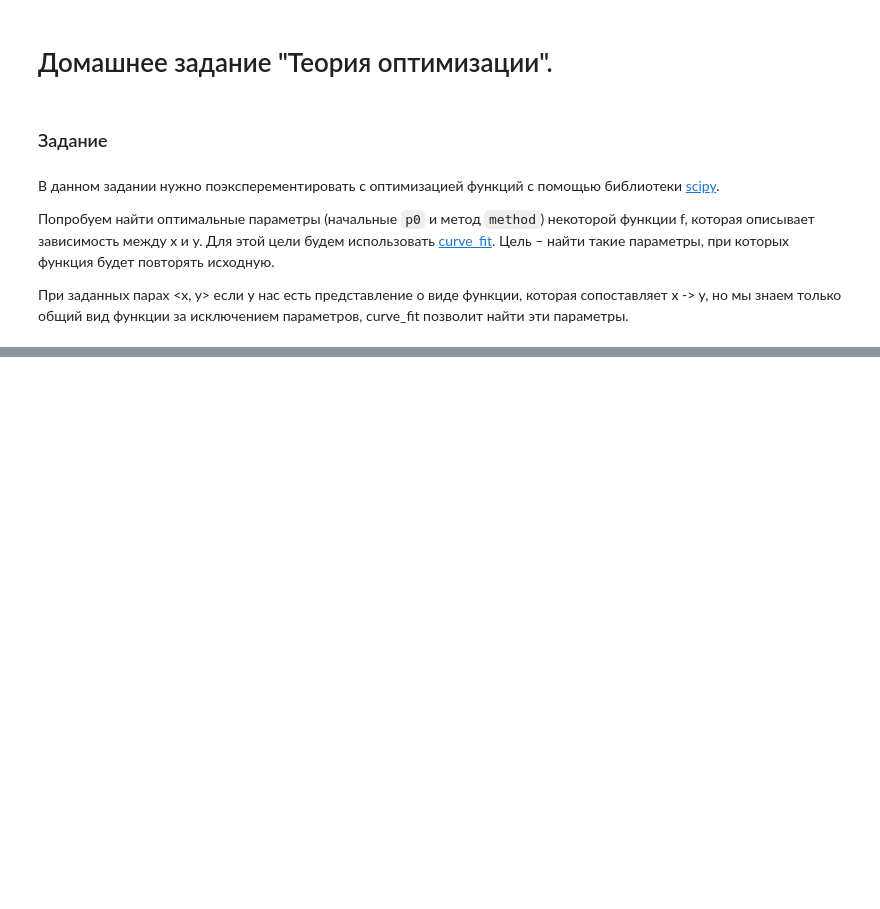
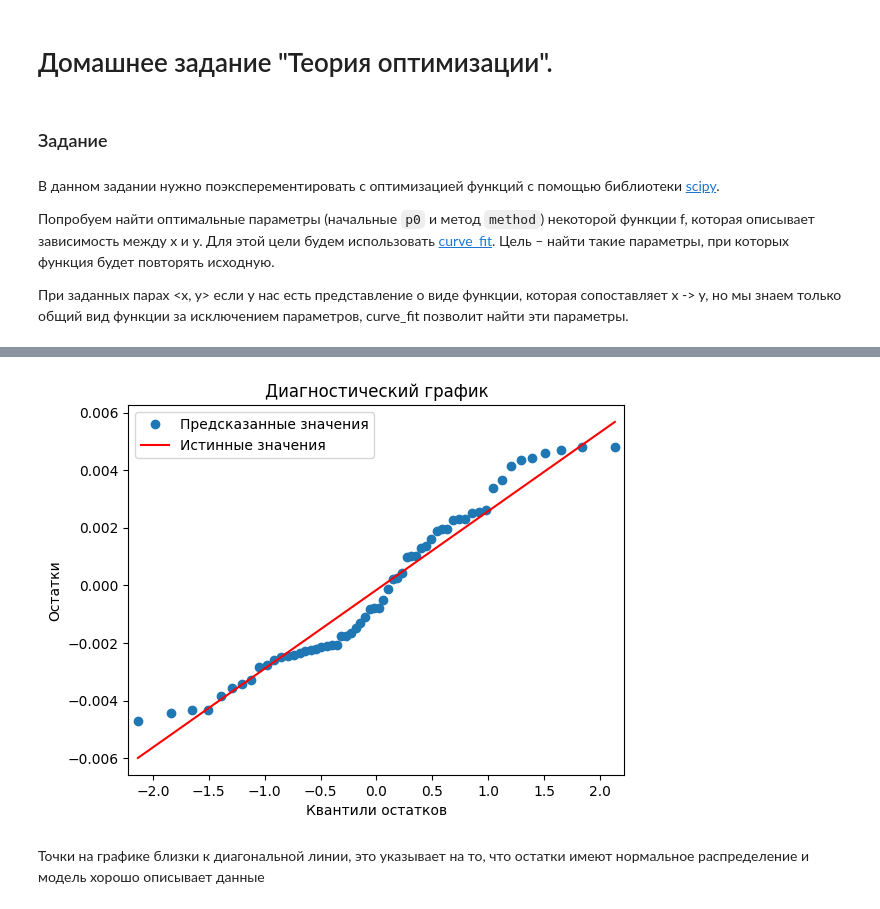
Before and after one commit to stefkong1982/-, a Jupyter notebook: Matematika_dlya_Data_Science/Teoriya_optimizacii/DZ_Kondratev_MDS_36_HW_6_upd.ipynb, the cells around one changed output, grey strips where cells are left out. Cells and saved outputs as stored; diff of their text form; code cells hidden in the pictures; blank space fills up the shorter version.

```diff
--- a/Matematika_dlya_Data_Science/Teoriya_optimizacii/DZ_Kondratev_MDS_36_HW_6_upd.ipynb
+++ b/Matematika_dlya_Data_Science/Teoriya_optimizacii/DZ_Kondratev_MDS_36_HW_6_upd.ipynb
@@ -130,0 +155,18 @@ plt.show()
+# %%
+# Визуализация распределения остатков модели
+residuals = y_test - y_pred
+
+fig, ax = plt.subplots()
+sm.qqplot(residuals, line='s', ax=ax)
+
+# Установка подписей и легенды на русском языке
+ax.set_title("Диагностический график")
+ax.set_xlabel("Квантили остатков")
+ax.set_ylabel("Остатки")
+ax.legend(["Предсказанные значения", "Истинные значения"])
+
+plt.show()
+# %% [output]
+[figure, added]
+# %% [markdown]
+Точки на графике близки к диагональной линии, это указывает на то, что остатки имеют нормальное распределение и модель хорошо описывает данные
```
Also changed, not shown: parts of 15 cells of this notebook.
